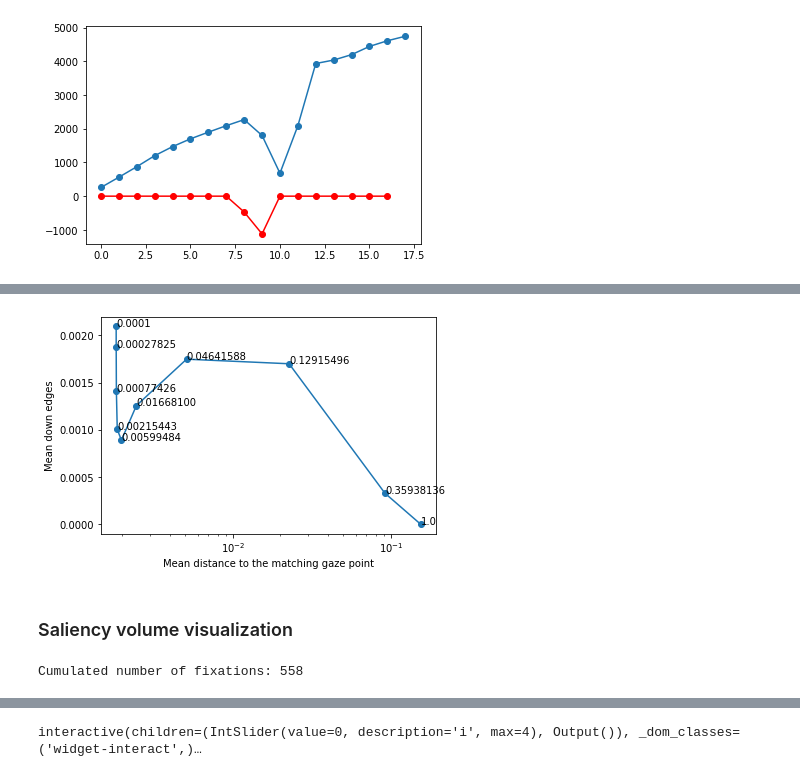
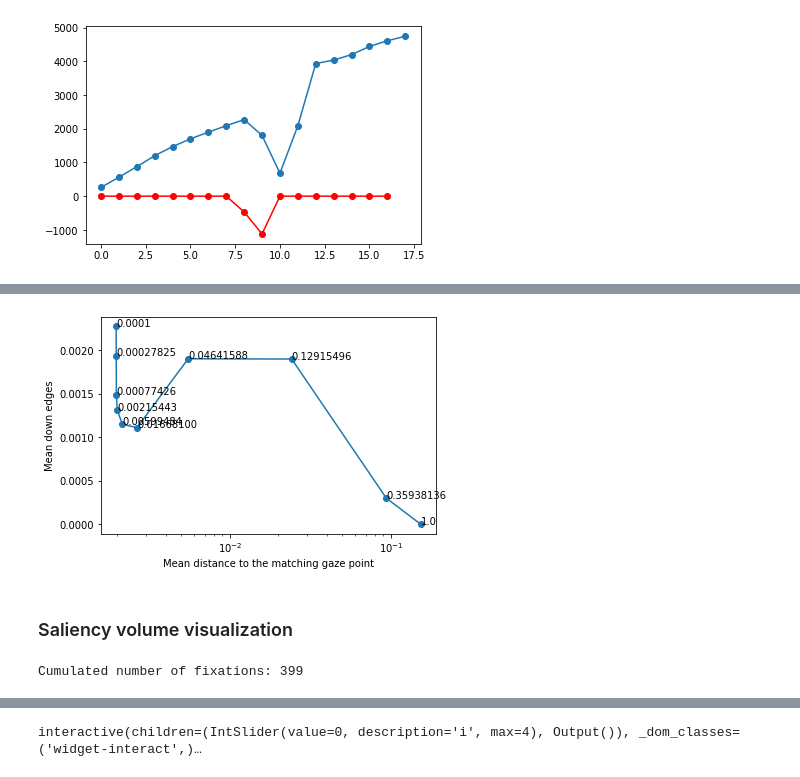
Before and after one commit to LudoHoff/TemporalSaliencyPrediction, a Jupyter notebook: SaliconParser.ipynb, the cells around one changed output, grey strips where cells are left out. Saved outputs shown, nothing was run; the diff lists cells and outputs as text; code cells hidden in the pictures.

```diff
--- a/SaliconParser.ipynb
+++ b/SaliconParser.ipynb
@@ -56,8 +68,9 @@ def get_filenames(path):
 MAX_PIXEL_DISTANCE = np.linalg.norm([W, H])
 ESTIMATED_TIMESTAMP_WEIGHT = 0.006
 
-def get_saliency_volumes(filenames=get_filenames(FIXATION_PATH), etw=ESTIMATED_TIMESTAMP_WEIGHT,
-                         progress_bar=True):
+def get_saliency_volumes(filenames,
+                         path_prefix=TRAIN_PATH,
+                         etw=ESTIMATED_TIMESTAMP_WEIGHT, progress_bar=True):
     saliency_volumes = []
     errors = []
 
@@ -65,7 +78,7 @@ def get_saliency_volumes(filenames=get_filenames(FIXATION_PATH), etw=ESTIMATED_T
 
     for filename in filenames:
         # 1. Extracting data from .mat files
-        mat = sio.loadmat(FIXATION_PATH + filename)
+        mat = sio.loadmat(FIXATION_PATH + path_prefix + filename)
         gaze = mat["gaze"]
 
         locations = []
@@ -137,13 +150,16 @@ def display_interactive(maps, image, normalized=False):
 # %%
 index = random.randint(0, MDSEM_SIZE - 1)
 
-gt_filename = get_filenames(MDSEM_GT_SLICE_PATH + '500/')[index]
-ground_truths = [cv2.resize(imread(MDSEM_GT_SLICE_PATH + '500/' + gt_filename), dsize=(W,H), interpolation=cv2.INTER_CUBIC),
-                cv2.resize(imread(MDSEM_GT_SLICE_PATH + '3000/' + gt_filename), dsize=(W,H), interpolation=cv2.INTER_CUBIC),
-                cv2.resize(imread(MDSEM_GT_SLICE_PATH + '5000/' + gt_filename), dsize=(W,H), interpolation=cv2.INTER_CUBIC)]
+gt_filename = get_filenames(MDSEM_GT_SLICE_PATH + TRAIN_PATH + '500/')[index]
+ground_truths = [cv2.resize(imread(MDSEM_GT_SLICE_PATH + TRAIN_PATH + '500/' + gt_filename),
+                            dsize=(W,H), interpolation=cv2.INTER_CUBIC),
+                cv2.resize(imread(MDSEM_GT_SLICE_PATH + TRAIN_PATH + '3000/' + gt_filename),
+                           dsize=(W,H), interpolation=cv2.INTER_CUBIC),
+                cv2.resize(imread(MDSEM_GT_SLICE_PATH + TRAIN_PATH + '5000/' + gt_filename),
+                           dsize=(W,H), interpolation=cv2.INTER_CUBIC)]
 
 saliency_volume = get_saliency_volumes([gt_filename[:-3] + 'mat'], progress_bar=False)[0][0]
-image = imread(IMAGE_PATH + gt_filename[:-3] + 'jpg')
+image = imread(IMAGE_PATH + TRAIN_PATH + gt_filename[:-3] + 'jpg')
 
 fix_timestamps = np.array(sorted([fixation for fix_timestamps in saliency_volume
                                   for fixation in fix_timestamps], key=lambda x: (x[0])))
@@ -174,7 +190,7 @@ display_images(ground_truths, image)
 # %% [markdown]
 ### Generating ground truth heatmaps and fixations
 # %%
-filenames = get_filenames(FIXATION_PATH)[5000:]
+filenames = get_filenames(FIXATION_PATH + TRAIN_PATH)[:5000]
 saliency_volumes, _ = get_saliency_volumes(filenames)
 
 for i, saliency_volume in enumerate(tqdm(saliency_volumes)):
@@ -185,15 +201,15 @@ for i, saliency_volume in enumerate(tqdm(saliency_volumes)):
 
     # Generating and saving heatmap
     maps = [create_image(bucket) for bucket in sliced_fixations]
-    cv2.imwrite(GT_SLICE_PATH + '500/' + filename, 255 * maps[0] / maps[0].max())
-    cv2.imwrite(GT_SLICE_PATH + '3000/' + filename, 255 * maps[1] / maps[1].max())
-    cv2.imwrite(GT_SLICE_PATH + '5000/' + filename, 255 * maps[2] / maps[2].max())
+    cv2.imwrite(GT_SLICE_PATH + TRAIN_PATH + '500/' + filename, 255 * maps[0] / maps[0].max())
+    cv2.imwrite(GT_SLICE_PATH + TRAIN_PATH + '3000/' + filename, 255 * maps[1] / maps[1].max())
+    cv2.imwrite(GT_SLICE_PATH + TRAIN_PATH + '5000/' + filename, 255 * maps[2] / maps[2].max())
 
     # Generating and saving fixations
     fixation_maps = [create_fixation_map(bucket) for bucket in sliced_fixations]
-    cv2.imwrite(FIX_SLICE_PATH + '500/' + filename, 255 * fixation_maps[0] / fixation_maps[0].max())
-    cv2.imwrite(FIX_SLICE_PATH + '3000/' + filename, 255 * fixation_maps[1] / fixation_maps[1].max())
-    cv2.imwrite(FIX_SLICE_PATH + '5000/' + filename, 255 * fixation_maps[2] / fixation_maps[2].max())
+    cv2.imwrite(FIX_SLICE_PATH + TRAIN_PATH + '500/' + filename, 255 * fixation_maps[0] / fixation_maps[0].max())
+    cv2.imwrite(FIX_SLICE_PATH + TRAIN_PATH + '3000/' + filename, 255 * fixation_maps[1] / fixation_maps[1].max())
+    cv2.imwrite(FIX_SLICE_PATH + TRAIN_PATH + '5000/' + filename, 255 * fixation_maps[2] / fixation_maps[2].max())
 # %% [output]
 [interactive output not drawn]
 [interactive output not drawn]
@@ -241,39 +257,39 @@ plt.plot(np.minimum(np.convolve([1, -1], interpolated, 'valid'), 0), 'ro-')
 # %%
 WEIGHT_SAMPLES = 500
 
-filenames = np.random.choice(get_filenames(FIXATION_PATH), WEIGHT_SAMPLES, replace=False)
+filenames = np.random.choice(get_filenames(FIXATION_PATH + TRAIN_PATH), WEIGHT_SAMPLES, replace=False)
 etws = np.logspace(-4, 0, 10)
 me_scores = []
 mde_scores = []
 
 for etw in tqdm(etws):
-    saliency_volumes, mean_error = get_saliency_volumes(filenames, etw, progress_bar=False)
+    saliency_volumes, mean_error = get_saliency_volumes(filenames, etw=etw, progress_bar=False)
     mean_down_edge = get_mean_down_edge(saliency_volumes)
 
     me_scores.append(mean_error)
     mde_scores.append(mean_down_edge)
 
 
 fig, ax = plt.subplots()
 ax.plot(me_scores, mde_scores, "o-")
 ax.set_xscale('log')
 
 ax.set_xlabel('Mean distance to the matching gaze point', fontsize=10)
 ax.set_ylabel('Mean down edges', fontsize=10)
 
 for i, etw in enumerate(etws):
     ax.annotate(str(etw)[:10], (me_scores[i], mde_scores[i]))
 # %% [output]
 [interactive output not drawn]
-[figure, old version]
+[figure, new version]
 # %% [markdown]
 ### Saliency volume visualization
 # %%
 FRAME_NUMBER = 5
 
 index = random.randint(0, TRAINING_SIZE - 1)
-saliency_volume = get_saliency_volumes([get_filenames(FIXATION_PATH)[index]], progress_bar=False)[0][0]
-image = imread(IMAGE_PATH + get_filenames(IMAGE_PATH)[index])
+saliency_volume = get_saliency_volumes([get_filenames(FIXATION_PATH + TRAIN_PATH)[index]], progress_bar=False)[0][0]
+image = imread(IMAGE_PATH + TRAIN_PATH + get_filenames(IMAGE_PATH + TRAIN_PATH)[index])
 
 fix_timestamps = np.array(sorted([fixation for fix_timestamps in saliency_volume
                                   for fixation in fix_timestamps], key=lambda x: (x[0])))
@@ -282,7 +298,7 @@ maps = [create_image(bucket) for bucket in
 
 print('Cumulated number of fixations:', fix_timestamps.shape[0])
 # %% [output]
-Cumulated number of fixations: 558
+Cumulated number of fixations: 399
 # %%
 display_images(maps, image)
 # %% [output]
```
Also changed, not shown: parts of 16 cells of this notebook, 13 other files.
